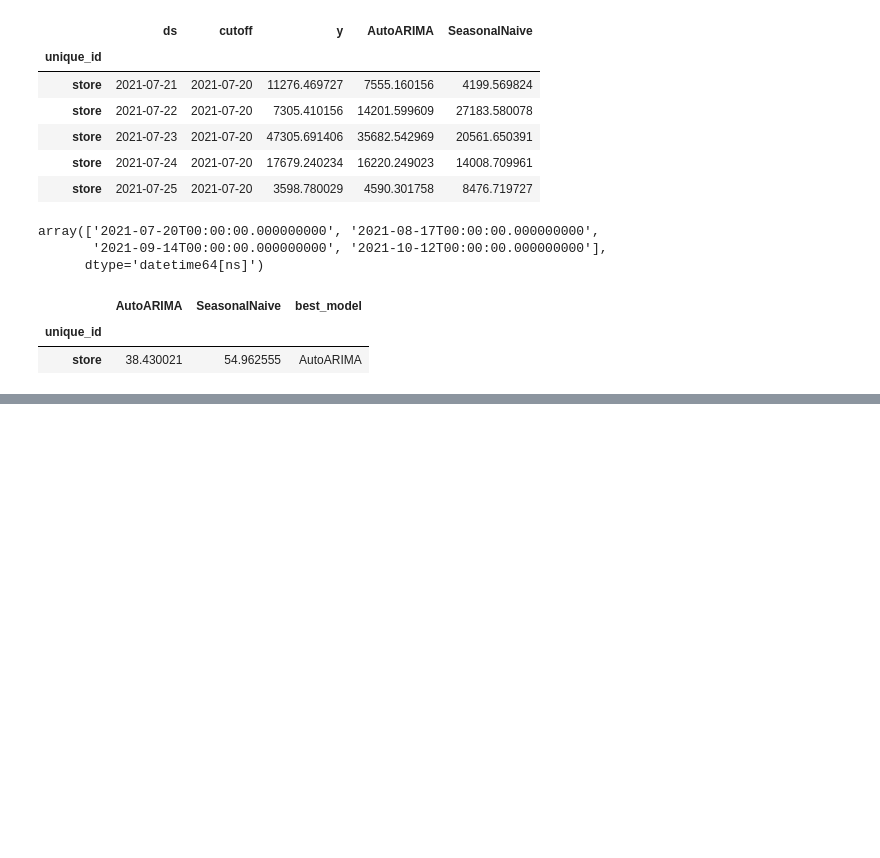
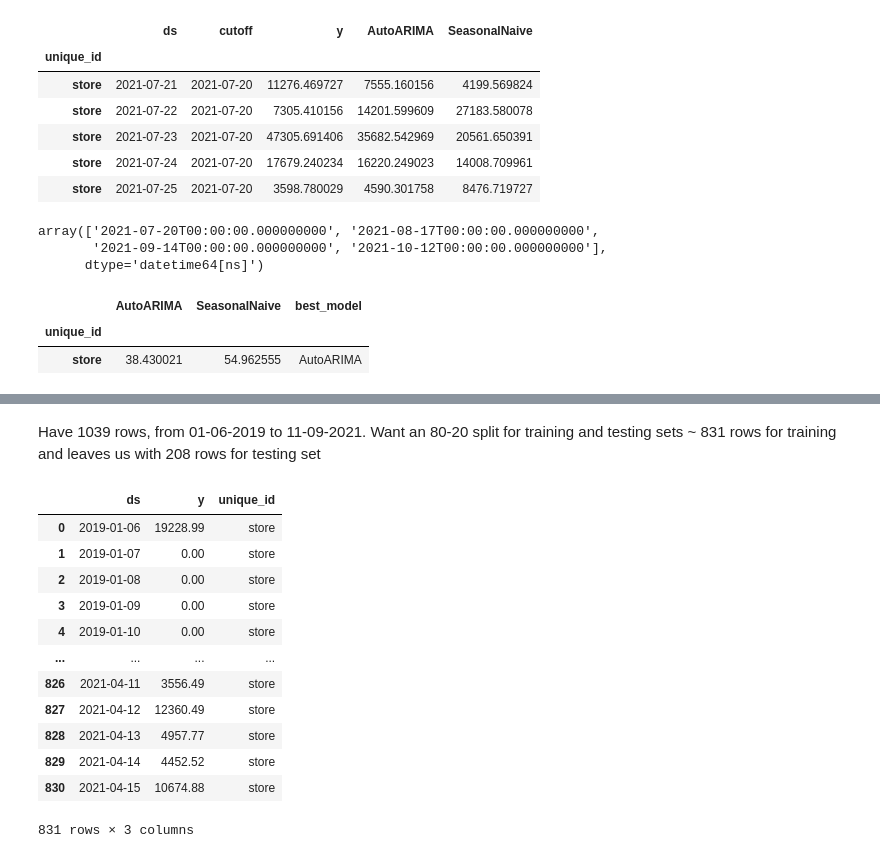
Before and after one commit to kassandratrejo/StatsForecast, a Jupyter notebook: Checks_List.ipynb, the cells around one changed output, grey strips where cells are left out. Drawn from its saved outputs; the diff is of its cells as text; code cells hidden in the pictures; blank space fills up the shorter version.

```diff
--- a/Checks_List.ipynb
+++ b/Checks_List.ipynb
@@ -620,0 +647,19 @@ from datasetsforecast.losses import mase, smape
+# %% [markdown]
+Have 1039 rows, from 01-06-2019 to 11-09-2021. Want an 80-20 split for training and testing sets
+~ 831 rows for training and leaves us with 208 rows for testing set
+# %%
+Y_df.loc[:830]
+# %% [output]
+|  | ds | y | unique_id |
+| 0 | 2019-01-06 | 19228.99 | store |
+| 1 | 2019-01-07 | 0.00 | store |
+| 2 | 2019-01-08 | 0.00 | store |
+| 3 | 2019-01-09 | 0.00 | store |
+| 4 | 2019-01-10 | 0.00 | store |
+| ... | ... | ... | ... |
+| 826 | 2021-04-11 | 3556.49 | store |
+| 827 | 2021-04-12 | 12360.49 | store |
+| 828 | 2021-04-13 | 4957.77 | store |
+| 829 | 2021-04-14 | 4452.52 | store |
+| 830 | 2021-04-15 | 10674.88 | store |
+831 rows × 3 columns
```
Also changed, not shown: parts of 35 cells of this notebook.
